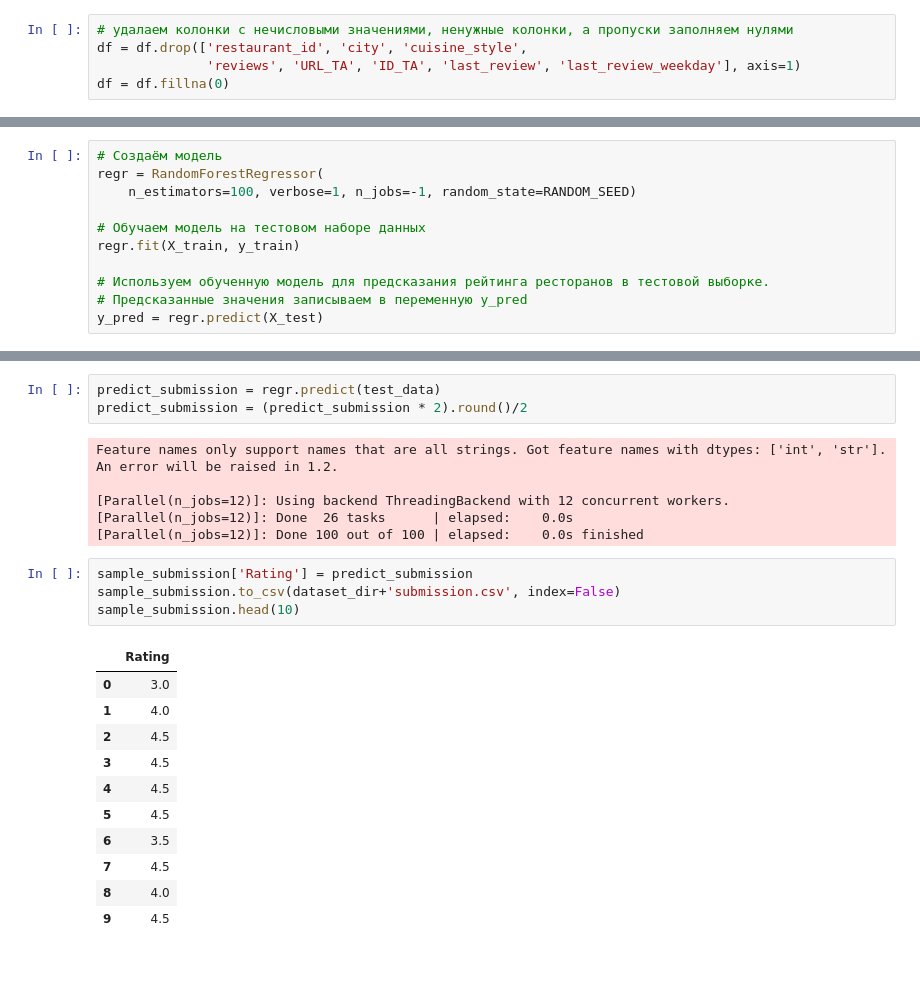
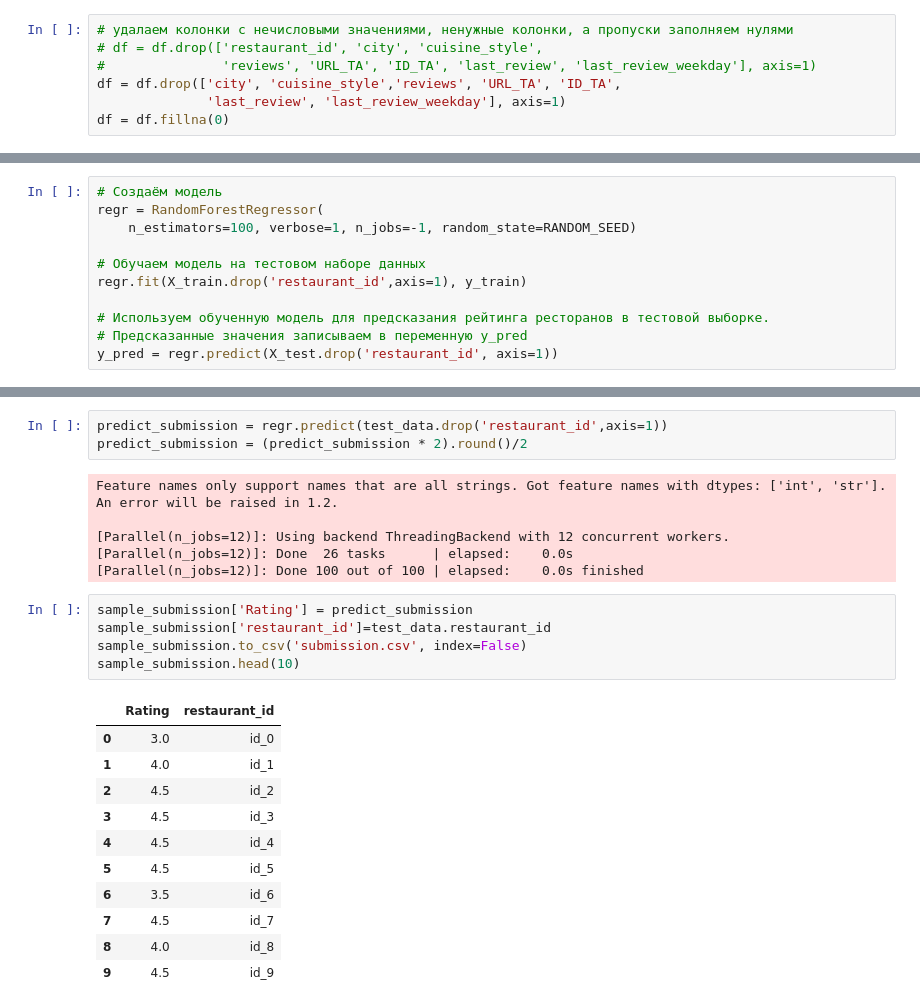
Before and after one commit to vloktion83/module_3, a Jupyter notebook: your_first_model.ipynb, the cells around one changed output, grey strips where cells are left out. Drawn from its saved outputs; the diff is of its cells as text; blank space fills up the shorter version.

```diff
--- a/your_first_model.ipynb
+++ b/your_first_model.ipynb
@@ -554,8 +561,10 @@ df = df.drop(a)
 df = df.reset_index(drop=True)
 # %%
 # удалаем колонки с нечисловыми значениями, ненужные колонки, а пропуски заполняем нулями
-df = df.drop(['restaurant_id', 'city', 'cuisine_style',
-              'reviews', 'URL_TA', 'ID_TA', 'last_review', 'last_review_weekday'], axis=1)
+# df = df.drop(['restaurant_id', 'city', 'cuisine_style',
+#               'reviews', 'URL_TA', 'ID_TA', 'last_review', 'last_review_weekday'], axis=1)
+df = df.drop(['city', 'cuisine_style','reviews', 'URL_TA', 'ID_TA',
+              'last_review', 'last_review_weekday'], axis=1)
 df = df.fillna(0)
 # %%
 # создание полиномиальных признаков
@@ -603,11 +612,11 @@ regr = RandomForestRegressor(
     n_estimators=100, verbose=1, n_jobs=-1, random_state=RANDOM_SEED)
 
 # Обучаем модель на тестовом наборе данных
-regr.fit(X_train, y_train)
+regr.fit(X_train.drop('restaurant_id',axis=1), y_train)
 
 # Используем обученную модель для предсказания рейтинга ресторанов в тестовой выборке.
 # Предсказанные значения записываем в переменную y_pred
-y_pred = regr.predict(X_test)
+y_pred = regr.predict(X_test.drop('restaurant_id', axis=1))
 # %% [output]
 Feature names only support names that are all strings. Got feature names with dtypes: ['int', 'str']. An error will be raised in 1.2.
 
@@ -660,7 +666,7 @@ test_data=test_data.drop('rating', axis=1)
 # %%
 sample_submission=pd.DataFrame()
 # %%
-predict_submission = regr.predict(test_data)
+predict_submission = regr.predict(test_data.drop('restaurant_id',axis=1))
 predict_submission = (predict_submission * 2).round()/2
 # %% [output]
 Feature names only support names that are all strings. Got feature names with dtypes: ['int', 'str']. An error will be raised in 1.2.
@@ -670,17 +676,18 @@ Feature names only support names that are all strings. Got feature names with dt
 [Parallel(n_jobs=12)]: Done 100 out of 100 | elapsed:    0.0s finished
 # %%
 sample_submission['Rating'] = predict_submission
-sample_submission.to_csv(dataset_dir+'submission.csv', index=False)
+sample_submission['restaurant_id']=test_data.restaurant_id
+sample_submission.to_csv('submission.csv', index=False)
 sample_submission.head(10)
 # %% [output]
-|  | Rating |
-| 0 | 3.0 |
-| 1 | 4.0 |
-| 2 | 4.5 |
-| 3 | 4.5 |
-| 4 | 4.5 |
-| 5 | 4.5 |
-| 6 | 3.5 |
-| 7 | 4.5 |
-| 8 | 4.0 |
-| 9 | 4.5 |
+|  | Rating | restaurant_id |
+| 0 | 3.0 | id_0 |
+| 1 | 4.0 | id_1 |
+| 2 | 4.5 | id_2 |
+| 3 | 4.5 | id_3 |
+| 4 | 4.5 | id_4 |
+| 5 | 4.5 | id_5 |
+| 6 | 3.5 | id_6 |
+| 7 | 4.5 | id_7 |
+| 8 | 4.0 | id_8 |
+| 9 | 4.5 | id_9 |
```
Also changed, not shown: parts of 14 cells of this notebook, 1 other file.
